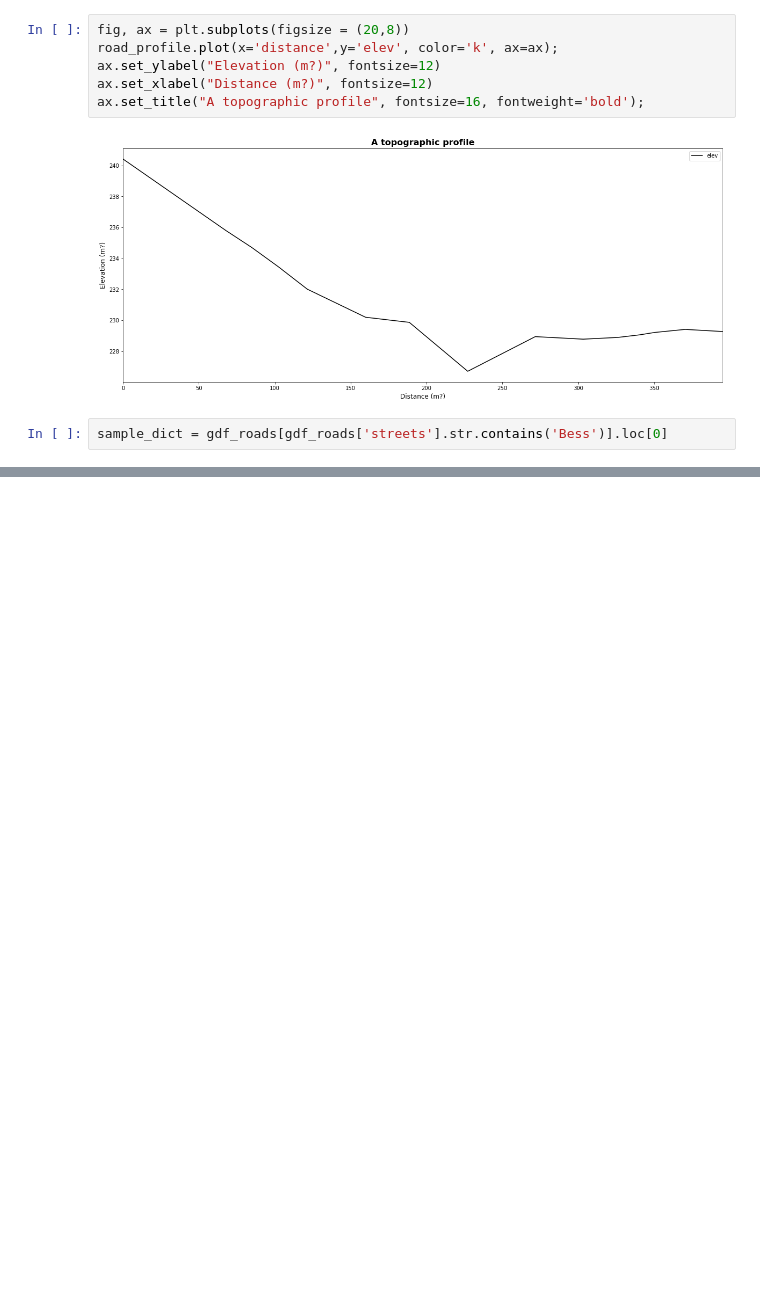
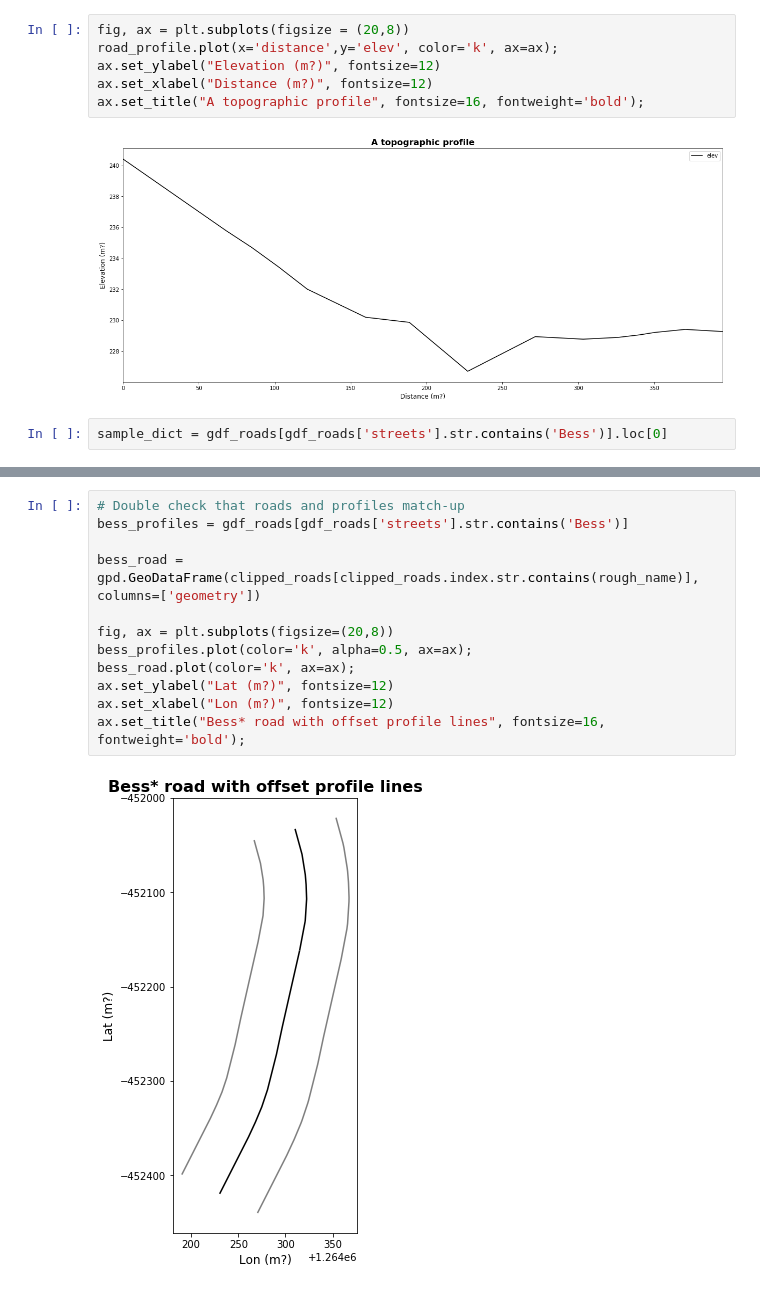
Before and after one commit to Dewberry/fcast, a Jupyter notebook: transit/advanced_profile_creation-Dev.ipynb, the cells around one changed output, grey strips where cells are left out. Cells and saved outputs as stored; diff of their text form; blank space fills up the shorter version.

```diff
--- a/transit/advanced_profile_creation-Dev.ipynb
+++ b/transit/advanced_profile_creation-Dev.ipynb
@@ -141,0 +169,14 @@ sample_dict = gdf_roads[gdf_roads['streets'].str.contains('Bess')].loc[0]
+# %%
+# Double check that roads and profiles match-up
+bess_profiles = gdf_roads[gdf_roads['streets'].str.contains('Bess')]
+
+bess_road = gpd.GeoDataFrame(clipped_roads[clipped_roads.index.str.contains(rough_name)], columns=['geometry'])
+
+fig, ax = plt.subplots(figsize=(20,8))
+bess_profiles.plot(color='k', alpha=0.5, ax=ax);
+bess_road.plot(color='k', ax=ax);
+ax.set_ylabel("Lat (m?)", fontsize=12)
+ax.set_xlabel("Lon (m?)", fontsize=12)
+ax.set_title("Bess* road with offset profile lines", fontsize=16, fontweight='bold');
+# %% [output]
+[figure, added]
```
Also changed, not shown: parts of 21 cells of this notebook.
